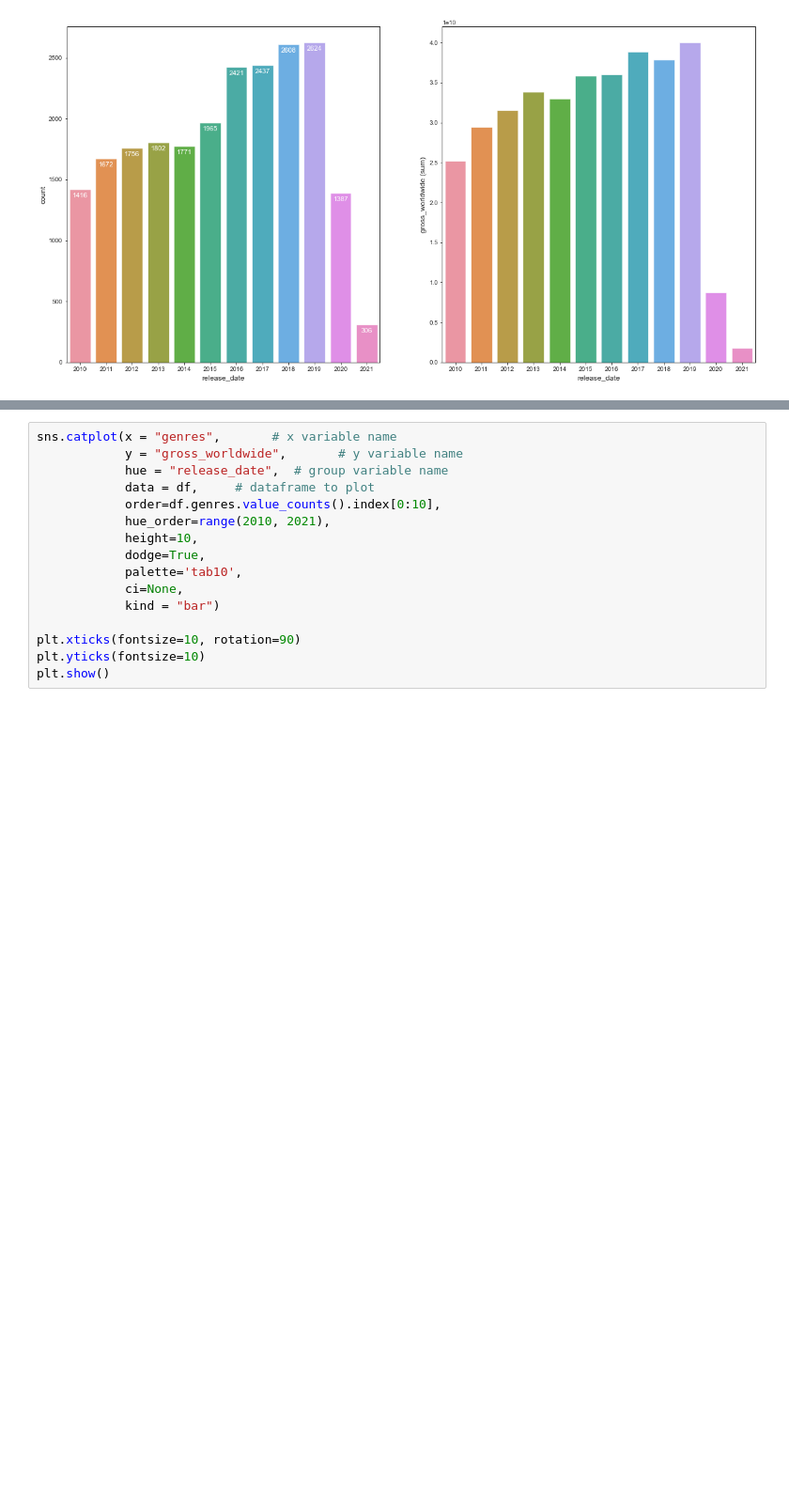
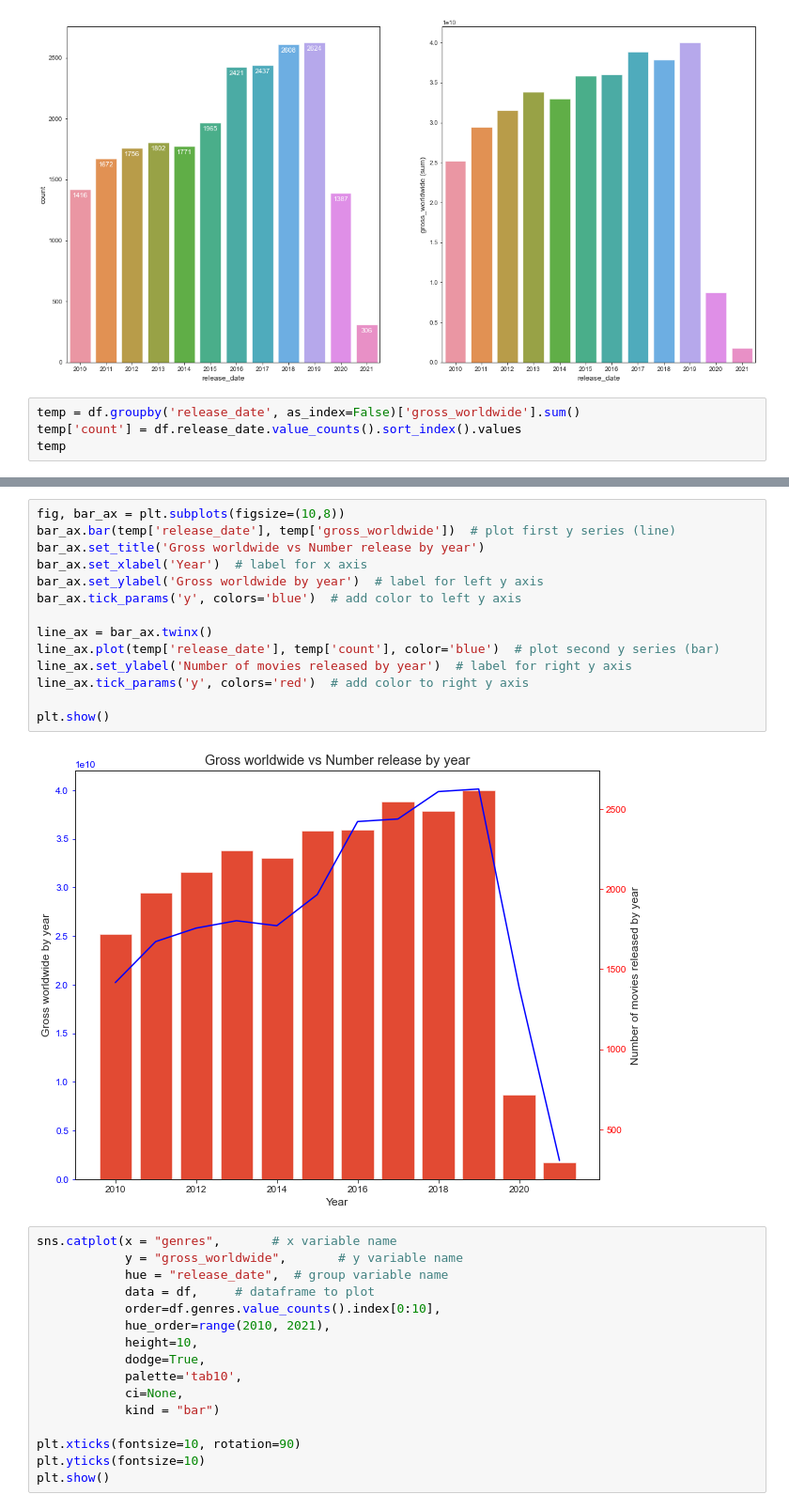
Before and after one commit to icyj1003/imdb-movies-gross, a Jupyter notebook: new_eda.ipynb, the cells around one changed output, grey strips where cells are left out. Shown: that part at 94% size. Cells and saved outputs as stored; diff of their text form; blank space fills up the shorter version.

Commit message:
Update biểu đồ data driven Gross vs Release by year
Gộp 2 biểu đồ cột thành 1 biểu đồ cột đường

```diff
--- a/new_eda.ipynb
+++ b/new_eda.ipynb
@@ -133,3 +133,7 @@ for p in ax[0].patches:
                 textcoords='offset points')
 # %% [output]
 [figure]
+# %%
+temp = df.groupby('release_date', as_index=False)['gross_worldwide'].sum()
+temp['count'] = df.release_date.value_counts().sort_index().values
+temp
@@ -136,3 +154,19 @@ for p in ax[0].patches:
+# %%
+fig, bar_ax = plt.subplots(figsize=(10,8))
+bar_ax.bar(temp['release_date'], temp['gross_worldwide'])  # plot first y series (line)
+bar_ax.set_title('Gross worldwide vs Number release by year')
+bar_ax.set_xlabel('Year')  # label for x axis
+bar_ax.set_ylabel('Gross worldwide by year')  # label for left y axis
+bar_ax.tick_params('y', colors='blue')  # add color to left y axis
+
+line_ax = bar_ax.twinx()
+line_ax.plot(temp['release_date'], temp['count'], color='blue')  # plot second y series (bar)
+line_ax.set_ylabel('Number of movies released by year')  # label for right y axis
+line_ax.tick_params('y', colors='red')  # add color to right y axis
+
+plt.show()
+# %% [output]
+[figure, added]
 # %%
 sns.catplot(x = "genres",       # x variable name
             y = "gross_worldwide",       # y variable name
```
Also changed, not shown: parts of 3 cells of this notebook, 8 other files.
